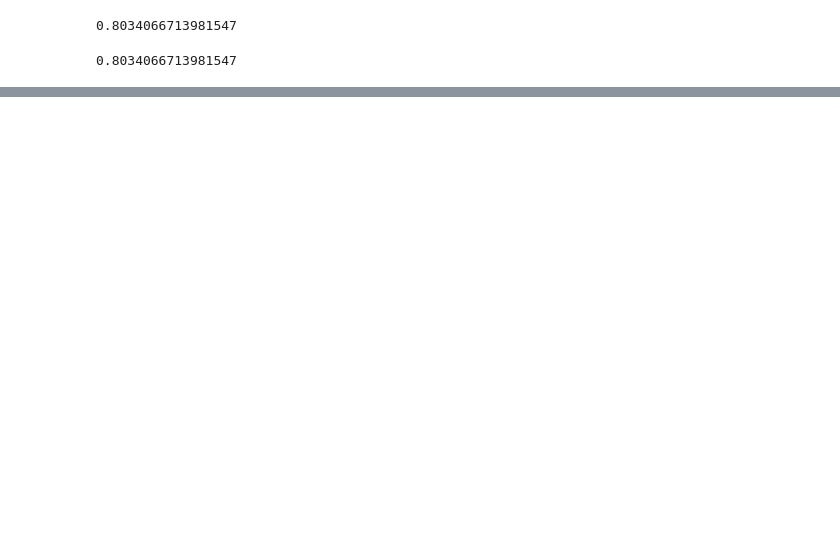
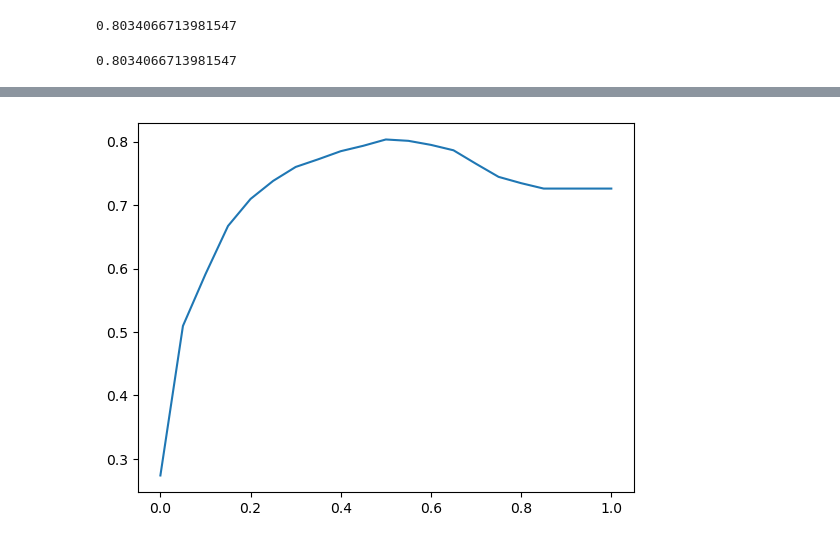
Before and after one commit to harg74/ML_ZoomCamp_2022, a Jupyter notebook: 4-Evaluation_Metrics_for_Classification/4-evaluation_metrics_for_classification.ipynb, the cells around one changed output, grey strips where cells are left out. Cells and saved outputs as stored; diff of their text form; code cells hidden in the pictures; blank space fills up the shorter version.

Commit message:
4.2 Accuracy and the dummy model

```diff
--- a/4-Evaluation_Metrics_for_Classification/4-evaluation_metrics_for_classification.ipynb
+++ b/4-Evaluation_Metrics_for_Classification/4-evaluation_metrics_for_classification.ipynb
@@ -90,0 +101,11 @@ accuracy_score(y_val, y_pred >= 0.5)
+# %%
+#evaluate our predictions for 21 thresholds
+thresholds = np.linspace(0, 1, 21)
+
+scores = []
+
+for t in thresholds:
+    churn = (y_pred >= t)
+    score = (y_val == churn).mean()
+    print('%.2f %.3f' % (t, score))
+    scores.append(score)
@@ -90,0 +130,10 @@ accuracy_score(y_val, y_pred >= 0.5)
+# %%
+#evaluate our predictions for 21 thresholds
+thresholds = np.linspace(0, 1, 21)
+
+scores = []
+
+for t in thresholds:
+    score = accuracy_score(y_val, y_pred >= t)
+    print('%.2f %.3f' % (t, score))
+    scores.append(score)
@@ -90,0 +158,5 @@ accuracy_score(y_val, y_pred >= 0.5)
+# %%
+plt.plot(thresholds, scores)
+plt.show()
+# %% [output]
+[figure, added]
```
Also changed, not shown: parts of 8 cells of this notebook.
